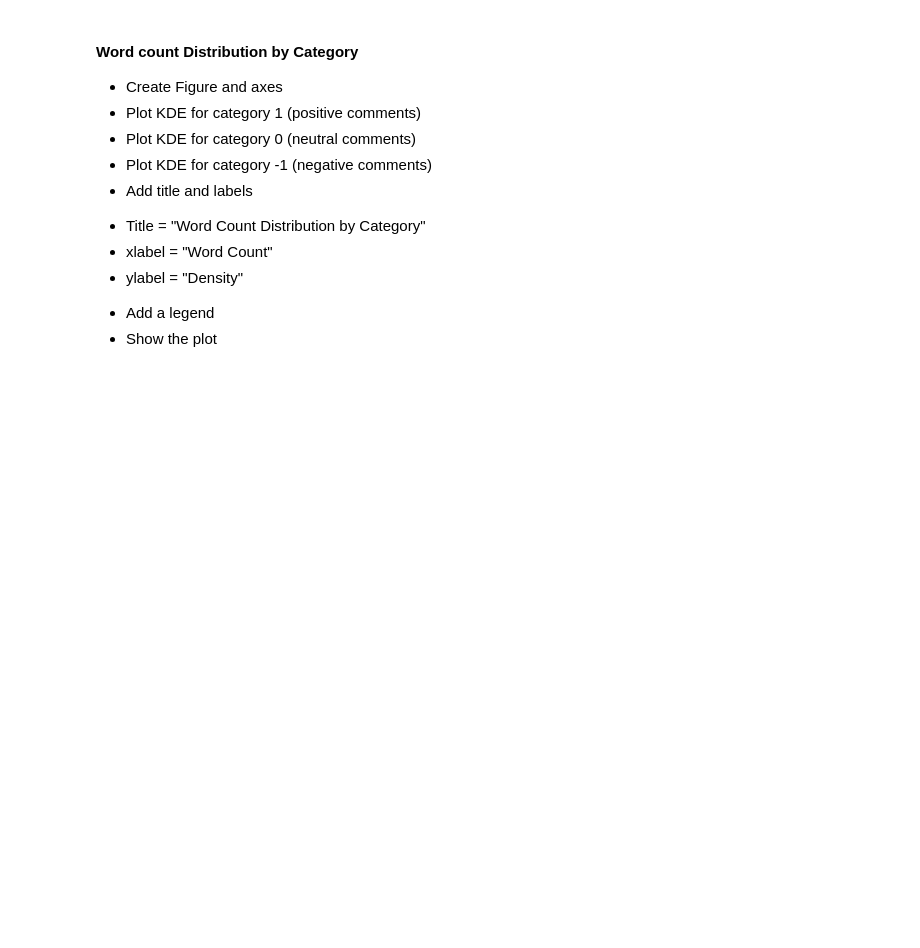
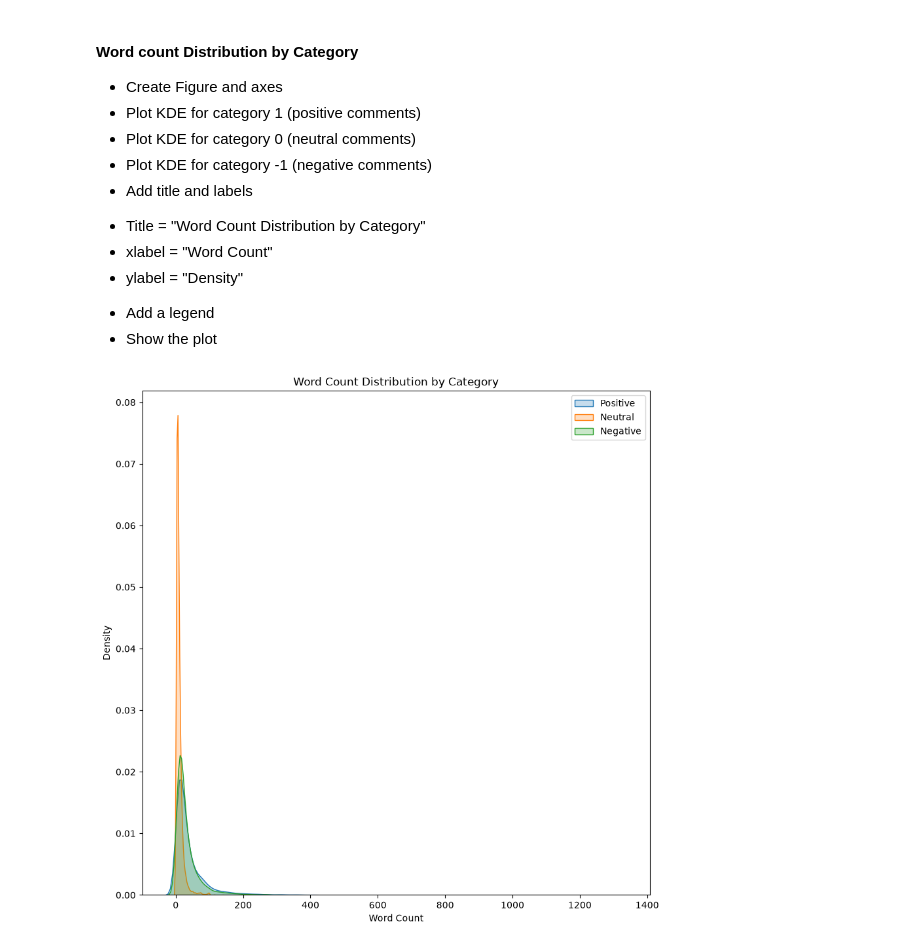
Before and after one commit to HerbertNtim/data-science-lab, a Jupyter notebook: jupyter_works/youtube-sentiment/notebooks/1_Preprocessing_&_EDA.ipynb, the cells around one changed output. Drawn from its saved outputs; the diff is of its cells as text; code cells hidden in the pictures; blank space fills up the shorter version.

Commit message:
updated plotting

```diff
--- a/jupyter_works/youtube-sentiment/notebooks/1_Preprocessing_&_EDA.ipynb
+++ b/jupyter_works/youtube-sentiment/notebooks/1_Preprocessing_&_EDA.ipynb
@@ -278,20 +278,25 @@ sns.displot(df['word_count'], kde=True);
 # %%
 # Create Figure and Axes
 plt.figure(figsize=(10, 10))
 
 # Plot KDE for category 1 (positive comments)
 sns.kdeplot(df[df['category'] == 1]["word_count"], label="Positive", fill=True)
 
 # Plot KDE for category 1 (positive comments)
 sns.kdeplot(df[df['category'] == 0]["word_count"], label="Neutral", fill=True)
 
 # Plot KDE for category 1 (positive comments)
 sns.kdeplot(df[df['category'] == -1]["word_count"], label="Negative", fill=True)
 
 # Add Title and Labels
 plt.title('Word Count Distribution by Category')
 plt.xlabel('Word Count')
 plt.ylabel('Density')
 
 # Add a legend
-plt
+plt.legend()
+
+# Show the plot
+plt.show()
+# %% [output]
+[figure, added]
```
